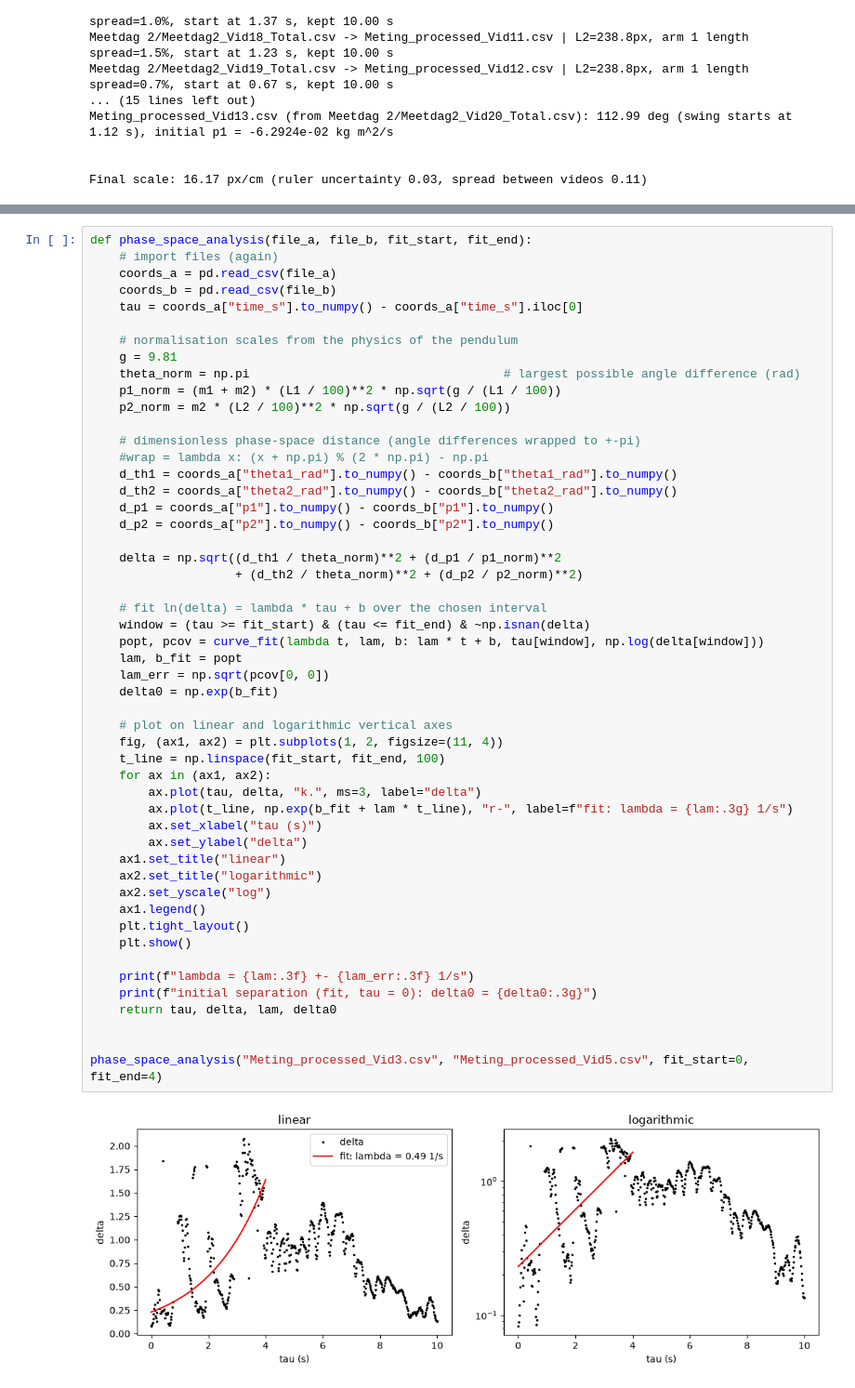
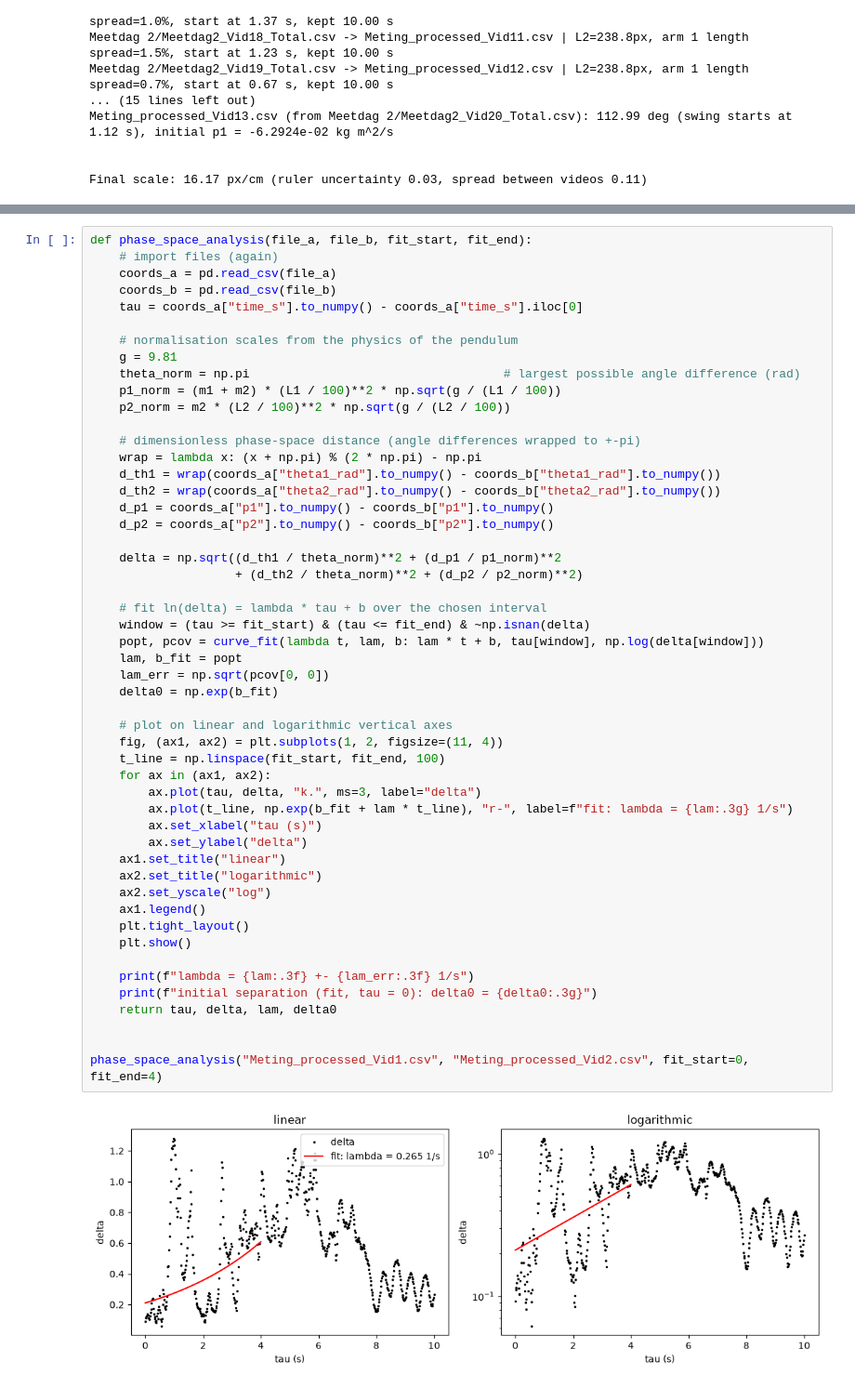
Before and after one commit to daantjebunschoten1-gif/RP---Double-Pendulum-, a Jupyter notebook: Data processing.ipynb, the cells around one changed output, grey strips where cells are left out. Shown at 93% size. Cells and saved outputs as stored; diff of their text form.

```diff
--- a/Data processing.ipynb
+++ b/Data processing.ipynb
@@ -267,9 +268,9 @@ def phase_space_analysis(file_a, file_b, fit_start, fit_end):
     p2_norm = m2 * (L2 / 100)**2 * np.sqrt(g / (L2 / 100))
 
     # dimensionless phase-space distance (angle differences wrapped to +-pi)
-    #wrap = lambda x: (x + np.pi) % (2 * np.pi) - np.pi
-    d_th1 = coords_a["theta1_rad"].to_numpy() - coords_b["theta1_rad"].to_numpy()
-    d_th2 = coords_a["theta2_rad"].to_numpy() - coords_b["theta2_rad"].to_numpy()
+    wrap = lambda x: (x + np.pi) % (2 * np.pi) - np.pi
+    d_th1 = wrap(coords_a["theta1_rad"].to_numpy() - coords_b["theta1_rad"].to_numpy())
+    d_th2 = wrap(coords_a["theta2_rad"].to_numpy() - coords_b["theta2_rad"].to_numpy())
     d_p1 = coords_a["p1"].to_numpy() - coords_b["p1"].to_numpy()
     d_p2 = coords_a["p2"].to_numpy() - coords_b["p2"].to_numpy()
 
@@ -277,32 +278,32 @@ def phase_space_analysis(file_a, file_b, fit_start, fit_end):
                     + (d_th2 / theta_norm)**2 + (d_p2 / p2_norm)**2)
 
     # fit ln(delta) = lambda * tau + b over the chosen interval
     window = (tau >= fit_start) & (tau <= fit_end) & ~np.isnan(delta)
     popt, pcov = curve_fit(lambda t, lam, b: lam * t + b, tau[window], np.log(delta[window]))
     lam, b_fit = popt
     lam_err = np.sqrt(pcov[0, 0])
     delta0 = np.exp(b_fit)
 
     # plot on linear and logarithmic vertical axes
     fig, (ax1, ax2) = plt.subplots(1, 2, figsize=(11, 4))
     t_line = np.linspace(fit_start, fit_end, 100)
     for ax in (ax1, ax2):
         ax.plot(tau, delta, "k.", ms=3, label="delta")
         ax.plot(t_line, np.exp(b_fit + lam * t_line), "r-", label=f"fit: lambda = {lam:.3g} 1/s")
         ax.set_xlabel("tau (s)")
         ax.set_ylabel("delta")
     ax1.set_title("linear")
     ax2.set_title("logarithmic")
     ax2.set_yscale("log")
     ax1.legend()
     plt.tight_layout()
     plt.show()
 
     print(f"lambda = {lam:.3f} +- {lam_err:.3f} 1/s")
     print(f"initial separation (fit, tau = 0): delta0 = {delta0:.3g}")
     return tau, delta, lam, delta0
 
 
-phase_space_analysis("Meting_processed_Vid3.csv", "Meting_processed_Vid5.csv", fit_start=0, fit_end=4)
+phase_space_analysis("Meting_processed_Vid1.csv", "Meting_processed_Vid2.csv", fit_start=0, fit_end=4)
 # %% [output]
-[figure, old version]
+[figure, new version]
```
Also changed, not shown: parts of 3 cells of this notebook.
